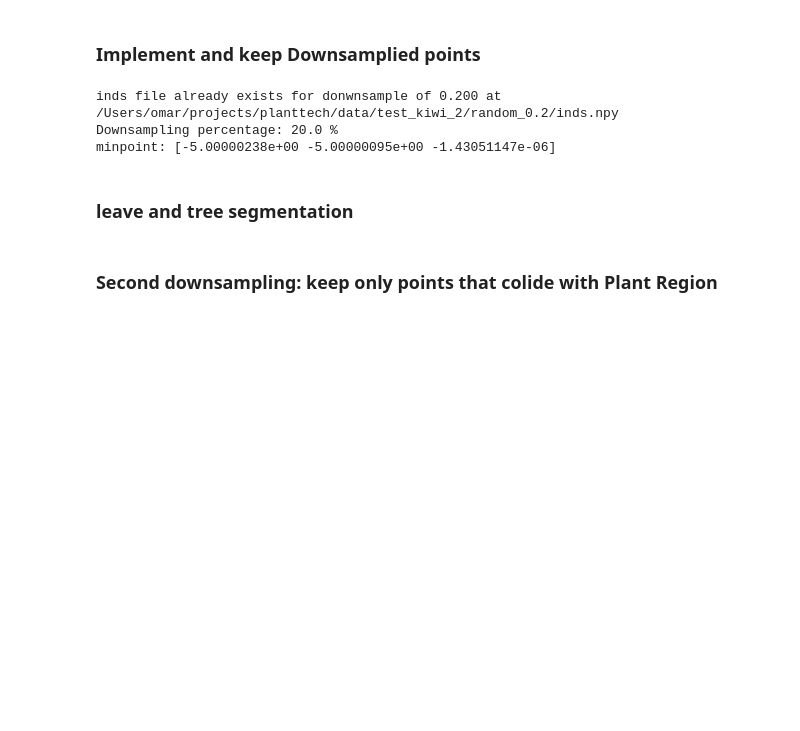
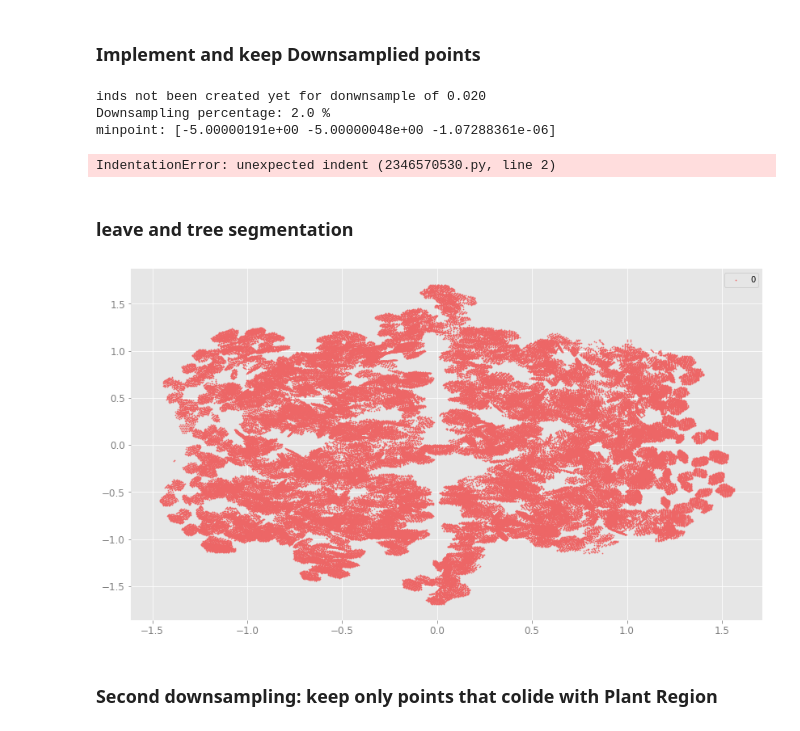
Before and after one commit to junqi108/planttech, a Jupyter notebook: nb/main_mock_kiwi_2.0.ipynb, the cells around one changed output. Cells and saved outputs as stored; diff of their text form; code cells hidden in the pictures; blank space fills up the shorter version.

Commit message:
test kiwi mock

```diff
--- a/nb/main_mock_kiwi_2.0.ipynb
+++ b/nb/main_mock_kiwi_2.0.ipynb
@@ -28,6 +47,6 @@ warnings.filterwarnings("ignore")
 # %% [markdown]
 If `downsample` is not None, a random downsampling will be implemented. If None, the pipeline will use the voxel-based downsampling.
 # %%
-mockname = 'test_kiwi_2'
+mockname = 'kiwifruit_mock'
 voxel_size = 0.1
-downsample = 0.2
+downsample = 0.02
@@ -151,16 +174,35 @@ SENSORS = df[['sx', 'sy', 'sz']].to_numpy()
 minpoint = np.min(POINTS, axis=0)
 print('minpoint:', minpoint)
 # %% [output]
-inds file already exists for donwnsample of 0.200 at /Users/omar/projects/planttech/data/test_kiwi_2/random_0.2/inds.npy
-Downsampling percentage: 20.0 %
-minpoint: [-5.00000238e+00 -5.00000095e+00 -1.43051147e-06]
+inds not been created yet for donwnsample of 0.020
+Downsampling percentage: 2.0 %
+minpoint: [-5.00000191e+00 -5.00000048e+00 -1.07288361e-06]
+# %%
+  x, y = [0], [0]
+  num = 0
+  dx, dy = 2, 2
+
+
+    for i in x:
+        for j in y:
+
+            keep = np.ones(len(df['x']), dtype=bool)
+            keep &= (df['x'] < i+dx) & (df['x'] > i-dx)
+            keep &= (df['y'] < j+dy) & (df['y'] > j-dy)
+
+            print("i" + i)
+            num += 1
+# %% [output]
+IndentationError: unexpected indent (2346570530.py, line 2)
 # %% [markdown]
 ### leave and tree segmentation
 # %%
 # extract leaves. Boolean array output
 leaves = loads.extract_leaves(df, show=False)
 # extract trees. Dictionary with boolean arrays output
-trees = segtree(df, leaves, show=False)
+trees = segtree(df, leaves, show=True)
+# %% [output]
+[figure, added]
 # %% [markdown]
 ### Second downsampling: keep only points that colide with Plant Region
 # %%
```
Also changed, not shown: parts of 12 cells of this notebook, 4 other files.
